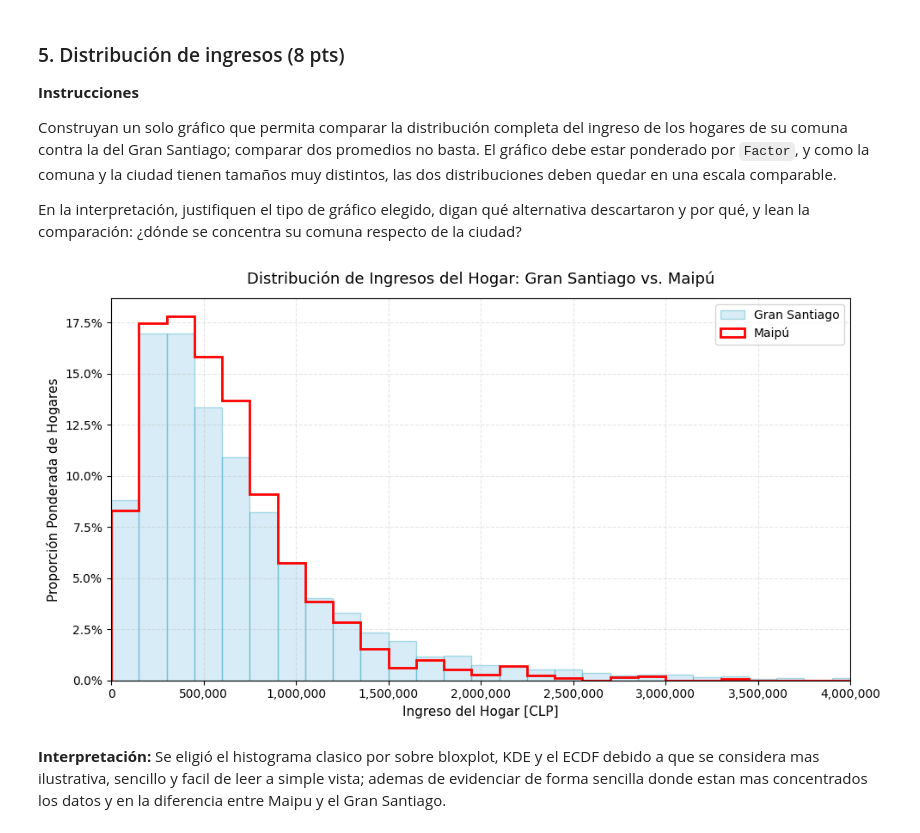
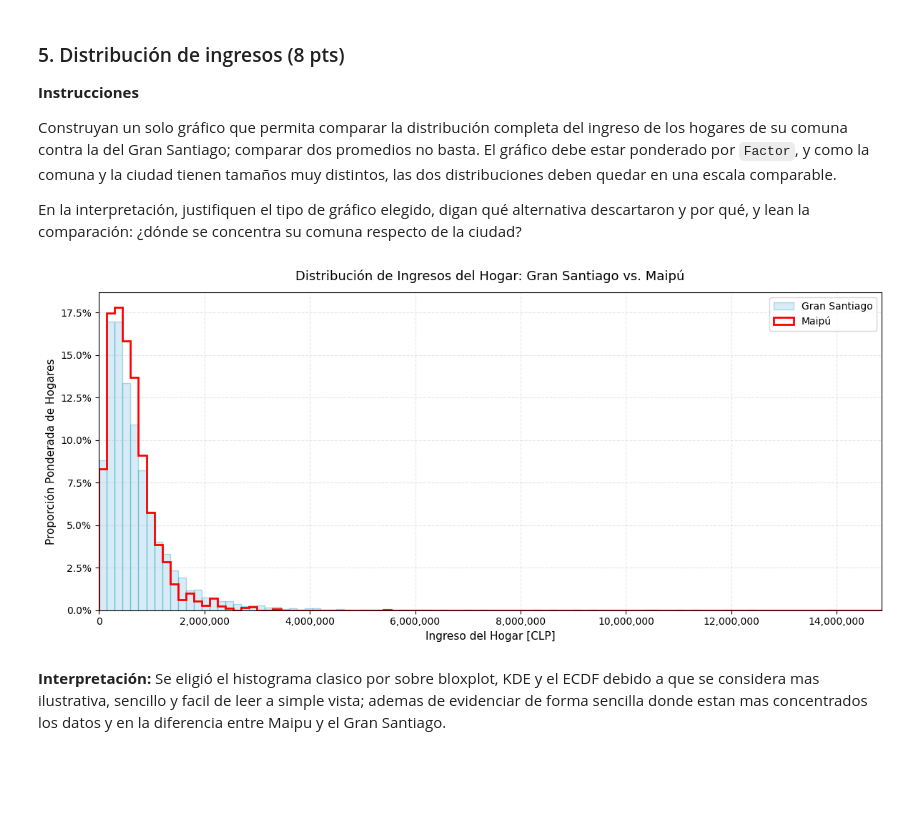
Before and after one commit to GaboDR/tarea1_csDatos, a Jupyter notebook: tarea1_delgado.ipynb, the cells around one changed output. Saved outputs shown, nothing was run; the diff lists cells and outputs as text; code cells hidden in the pictures; blank space fills up the shorter version.

```diff
--- a/tarea1_delgado.ipynb
+++ b/tarea1_delgado.ipynb
@@ -266,58 +298,76 @@ comuna respecto de la ciudad?
 from matplotlib.ticker import FuncFormatter
 import numpy as np
 
-# 1. Limpiar nulos explícitamente y extraer arrays
+# 1. Limpiar nulos
 clean_stgo = hogares[['IngresoHogar', 'Factor']].dropna()
 clean_maipu = hogaresMaipu[['IngresoHogar', 'Factor']].dropna()
 
-# 2. Definir cortes de bins uniformes
-max_ingreso = 4_000_000
+# 2. Bins uniformes incluyendo toda la cola
 ancho_bin = 150_000
+
+max_observado = max(
+    clean_stgo['IngresoHogar'].max(),
+    clean_maipu['IngresoHogar'].max()
+)
+
+# Redondear hacia arriba al múltiplo de ancho_bin
+max_ingreso = np.ceil(max_observado / ancho_bin) * ancho_bin
+
 bins = np.arange(0, max_ingreso + ancho_bin, ancho_bin)
 
-# 3. Ponderaciones normalizadas para que sumen 1 (stat='probability')
+# 3. Ponderaciones
 weights_stgo = clean_stgo['Factor'] / clean_stgo['Factor'].sum()
 weights_maipu = clean_maipu['Factor'] / clean_maipu['Factor'].sum()
 
-plt.figure(figsize=(10, 5.5))
+plt.figure(figsize=(12, 5.5))
 
-# Histograma Gran Santiago (barras rellenas grises)
+# Gran Santiago
 plt.hist(
     clean_stgo['IngresoHogar'],
     bins=bins,
     weights=weights_stgo,
     color='#8ecae6',
     alpha=0.35,
     label='Gran Santiago',
     edgecolor='#219ebc'
 )
 
-# Histograma Maipú (contorno tipo step visible)
+# Maipú
 plt.hist(
     clean_maipu['IngresoHogar'],
     bins=bins,
     weights=weights_maipu,
     color='red',
     histtype='step',
     linewidth=2,
     label='Maipú'
 )
 
-# Rótulos y unidades requeridas
-plt.title('Distribución de Ingresos del Hogar: Gran Santiago vs. Maipú', fontsize=13, pad=12)
+plt.title(
+    'Distribución de Ingresos del Hogar: Gran Santiago vs. Maipú',
+    fontsize=13,
+    pad=12
+)
 plt.xlabel('Ingreso del Hogar [CLP]', fontsize=11)
 plt.ylabel('Proporción Ponderada de Hogares', fontsize=11)
 
+# Ahora llega hasta el máximo real de los datos
 plt.xlim(0, max_ingreso)
-plt.gca().xaxis.set_major_formatter(FuncFormatter(lambda x, _: f'{int(x):,}'))
-plt.gca().yaxis.set_major_formatter(FuncFormatter(lambda y, _: f'{y * 100:.1f}%'))
+
+plt.gca().xaxis.set_major_formatter(
+    FuncFormatter(lambda x, _: f'{int(x):,}')
+)
+plt.gca().yaxis.set_major_formatter(
+    FuncFormatter(lambda y, _: f'{y * 100:.1f}%')
+)
+
 plt.grid(True, linestyle='--', alpha=0.3)
 plt.legend(frameon=True, fontsize=10)
 
 plt.tight_layout()
 plt.show()
 # %% [output]
-[figure, old version]
+[figure, new version]
 # %% [markdown]
 **Interpretación:** Se eligió el histograma clasico por sobre bloxplot, KDE y el ECDF  debido a que se considera mas ilustrativa, sencillo y facil de leer a simple vista; ademas de evidenciar de forma sencilla donde estan mas concentrados los datos y en la diferencia entre Maipu y el Gran Santiago.
 # %% [markdown]
```
Also changed, not shown: parts of 24 cells of this notebook.
